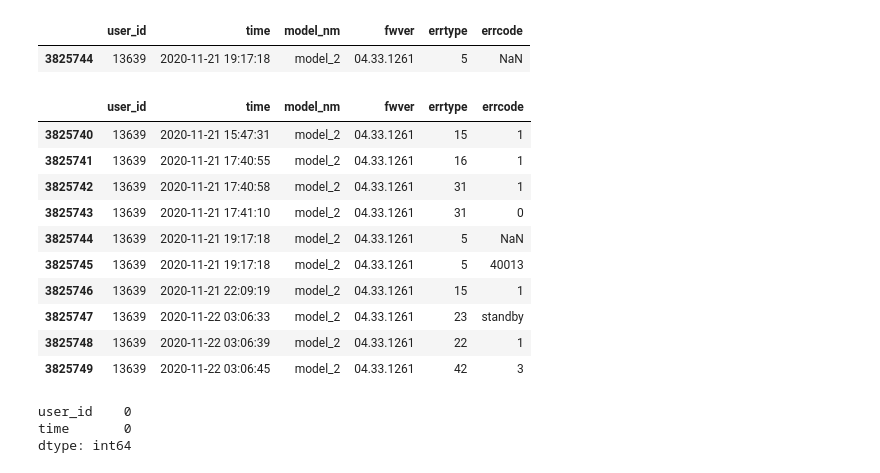
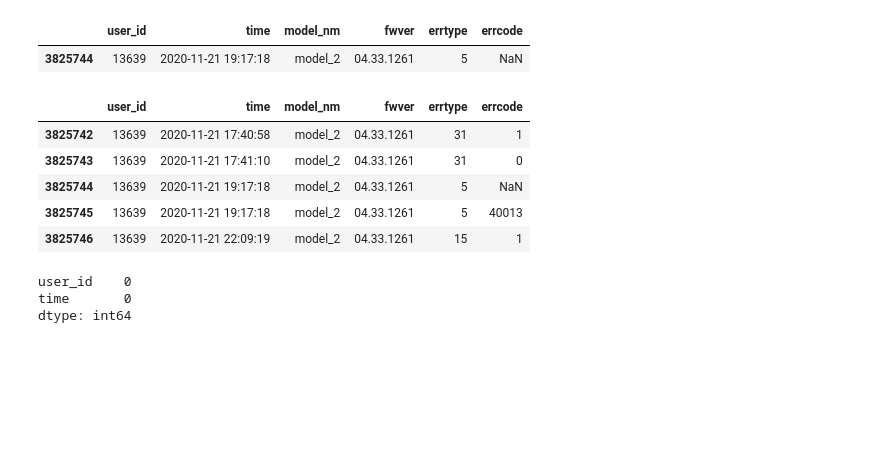
Before and after one commit to LEEHM97/machine-learning-exercises, a Jupyter notebook: 10.DAYCON대회_사용자불편예지/시스템 품질 변화로 인한 사용자 불편 예지.ipynb, the cells around one changed output. Cells and saved outputs as stored; diff of their text form; code cells hidden in the pictures; blank space fills up the shorter version.

```diff
--- a/10.DAYCON대회_사용자불편예지/시스템 품질 변화로 인한 사용자 불편 예지.ipynb
+++ b/10.DAYCON대회_사용자불편예지/시스템 품질 변화로 인한 사용자 불편 예지.ipynb
@@ -134,19 +134,14 @@ train_err[train_err.errcode.isnull()]
 | 3825744 | 13639 | 2020-11-21 19:17:18 | model_2 | 04.33.1261 | 5 | NaN |
 # %%
 # errcode 40013일 때와 user_id, time, model_nm, fwver, errtype모두 같다
-train_err.iloc[3825740:3825750, :]
+train_err.iloc[3825742:3825747]
 # %% [output]
 |  | user_id | time | model_nm | fwver | errtype | errcode |
-| 3825740 | 13639 | 2020-11-21 15:47:31 | model_2 | 04.33.1261 | 15 | 1 |
-| 3825741 | 13639 | 2020-11-21 17:40:55 | model_2 | 04.33.1261 | 16 | 1 |
 | 3825742 | 13639 | 2020-11-21 17:40:58 | model_2 | 04.33.1261 | 31 | 1 |
 | 3825743 | 13639 | 2020-11-21 17:41:10 | model_2 | 04.33.1261 | 31 | 0 |
 | 3825744 | 13639 | 2020-11-21 19:17:18 | model_2 | 04.33.1261 | 5 | NaN |
 | 3825745 | 13639 | 2020-11-21 19:17:18 | model_2 | 04.33.1261 | 5 | 40013 |
 | 3825746 | 13639 | 2020-11-21 22:09:19 | model_2 | 04.33.1261 | 15 | 1 |
-| 3825747 | 13639 | 2020-11-22 03:06:33 | model_2 | 04.33.1261 | 23 | standby |
-| 3825748 | 13639 | 2020-11-22 03:06:39 | model_2 | 04.33.1261 | 22 | 1 |
-| 3825749 | 13639 | 2020-11-22 03:06:45 | model_2 | 04.33.1261 | 42 | 3 |
 # %%
 # 따라서 같은 errcode일 것임을 유추하여 40013값을 넣어준다.
 train_err.errcode = train_err.errcode.fillna('40013')
```
Also changed, not shown: parts of 6 cells of this notebook.
